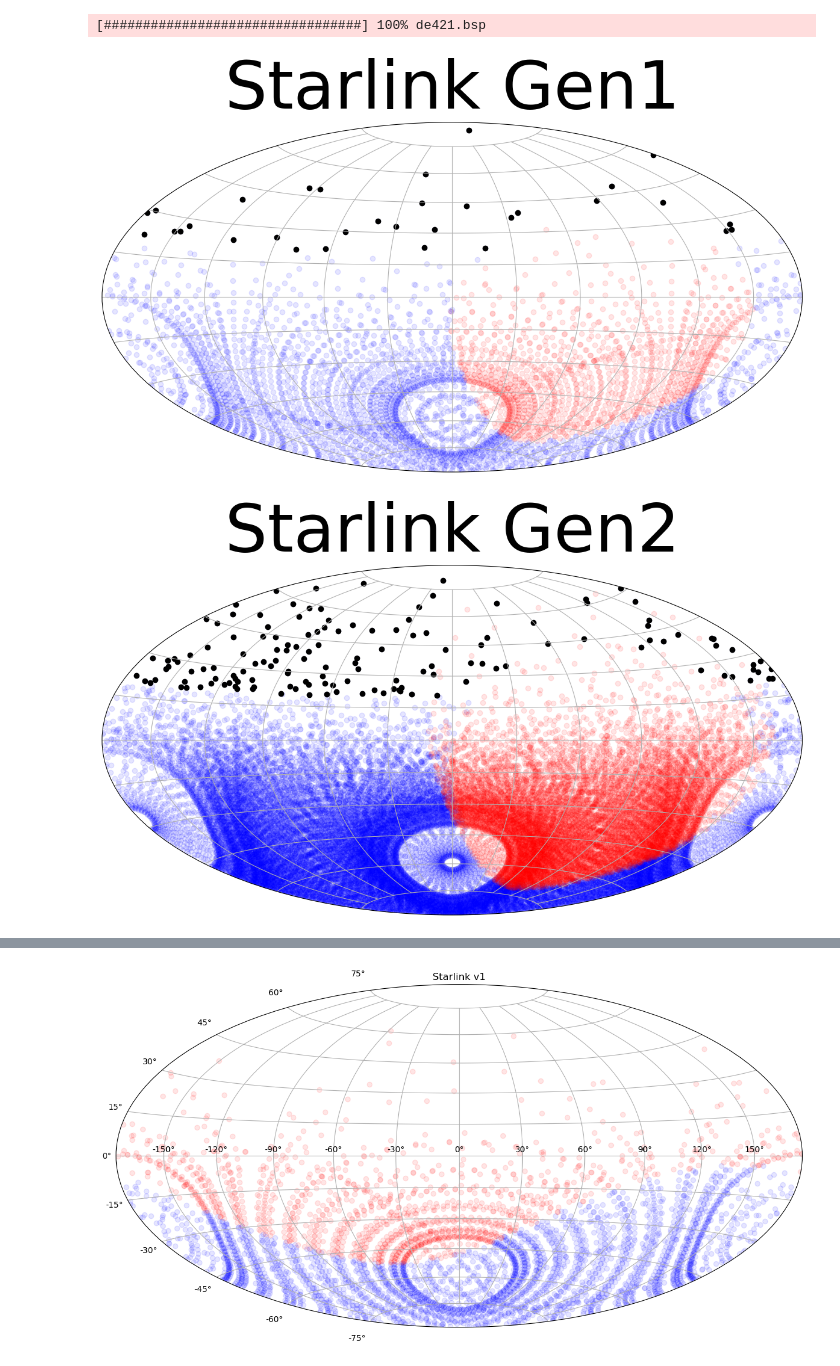
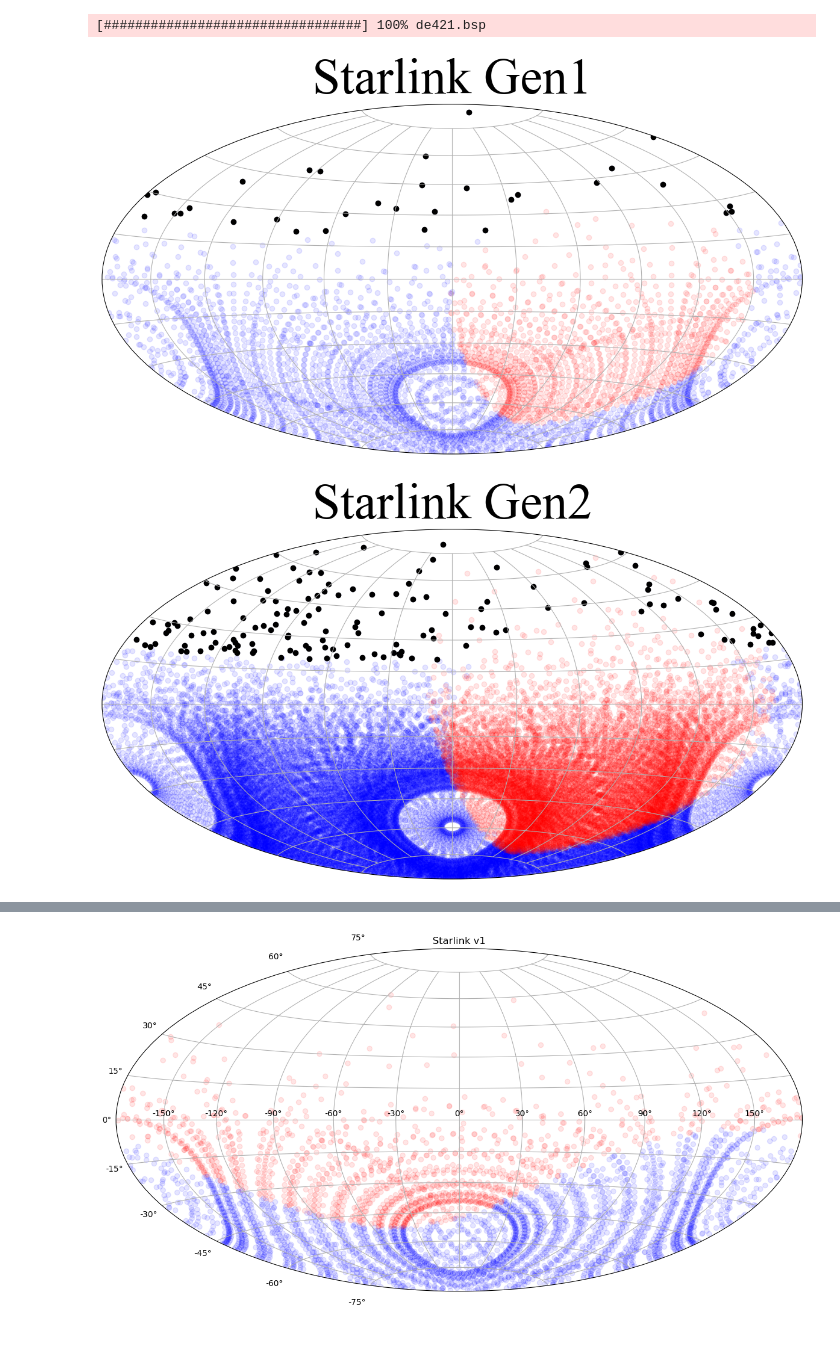
Before and after one commit to lsst-sims/satellite-dodging-ApJL, a Jupyter notebook: plots/constellation_examples.ipynb, the cells around one changed output, grey strips where cells are left out. Drawn from its saved outputs; the diff is of its cells as text; code cells hidden in the pictures.

Commit message:
update sat plots

```diff
--- a/plots/constellation_examples.ipynb
+++ b/plots/constellation_examples.ipynb
@@ -59,6 +59,7 @@ constellations = {'Starlink v1': FullConst(starlink_tles_v1()),
 #fig, ax = plt.subplots(projection="hammer")
 #ax.scatter(az.degrees, alt.degrees, facecolors='none', edgecolors='black', alpha=0.5)
 #ax.scatter(az.degrees[illum], alt.degrees[illum], facecolors='black', edgecolors=None, alpha=0.5)
+csfont = {'fontname':'Times New Roman'}
 
 filenames={'Starlink v1': 'sats_slv1.pdf','Starlink v2':'sats_slv2.pdf', 'OneWeb':'sats_ow.pdf'}
 
@@ -72,33 +73,33 @@ for name in ['Starlink v1','Starlink v2', 'OneWeb']:
     over = np.where(az_temp > np.pi)
     az_temp[over] -= 2.*np.pi
 
     illum = np.where(const.illum == True)
     no_illum = np.where(const.illum == False)
 
     plt.figure(figsize=(15,15))
     plt.subplot(projection="hammer")
 
     plt.scatter(az_temp[illum], const.altitudes_rad[illum], facecolors='blue', alpha=0.1, rasterized=True)
     plt.scatter(az_temp[no_illum], const.altitudes_rad[no_illum], facecolors='red', edgecolors=None, alpha=0.1, rasterized=True)
     plt.scatter(az_temp[const.visible], const.altitudes_rad[const.visible], facecolors='black', edgecolors='black', rasterized=True)
     if name=='Starlink v1':
         plot_name='Starlink Gen1'
     elif name=='Starlink v2':
         plot_name='Starlink Gen2'
     else:
         plot_name='OneWeb'
 
-    plt.title(plot_name,fontsize=80)
+    plt.title(plot_name,fontsize=60, **csfont)
     plt.grid(True)
     # plt.axis('off')
     plt.xticks([-2.61799388, -2.0943951 , -1.57079633, -1.04719755, -0.52359878,
         0.        ,  0.52359878,  1.04719755,  1.57079633,  2.0943951 ,
         2.61799388],[])
     plt.yticks([-1.30899694, -1.04719755, -0.78539816, -0.52359878, -0.26179939,
         0.        ,  0.26179939,  0.52359878,  0.78539816,  1.04719755,
         1.30899694],[])
     plt.grid(True)
     plt.savefig(filenames[name],bbox_inches='tight')
 # %% [output]
-[figure, old version]
+[figure, new version]
-[figure, old version]
+[figure, new version]
```
Also changed, not shown: parts of 2 cells of this notebook, 3 other files.
